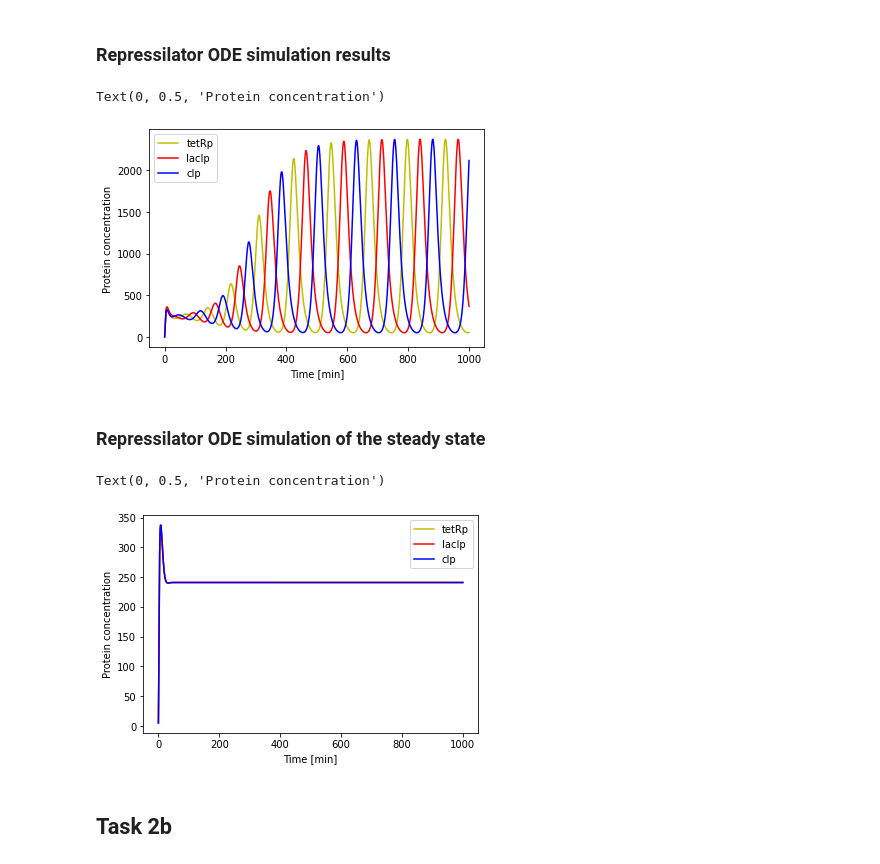
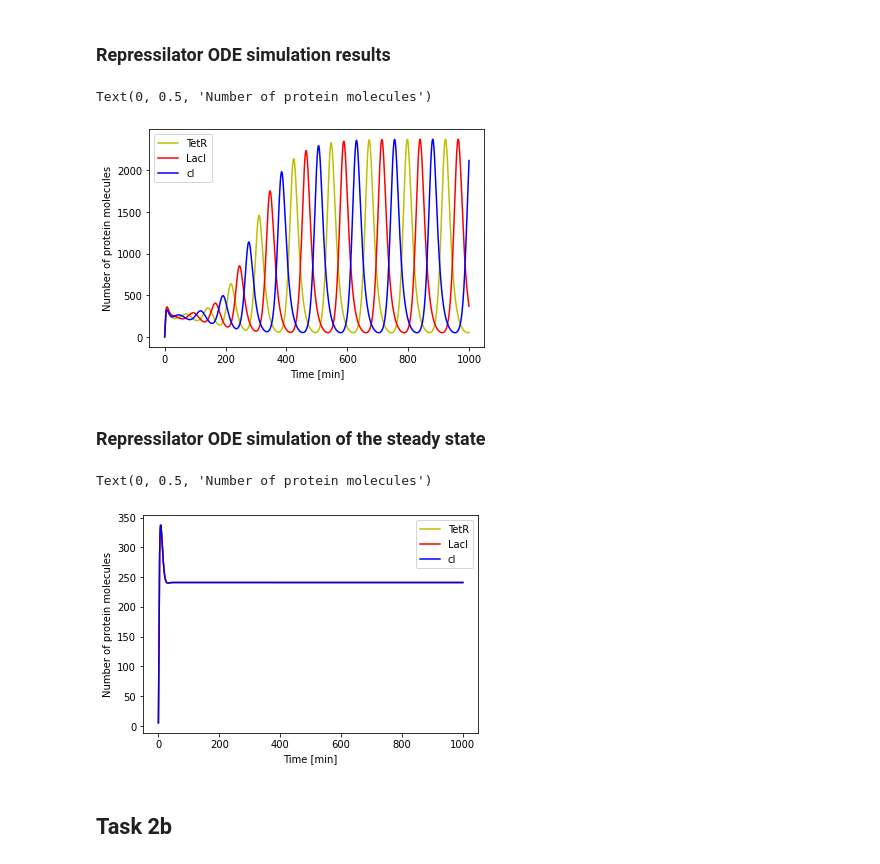
Before and after one commit to Blazmen/CELL0014-Report-2, a Jupyter notebook: suplementary_information_and_code/CELL0014 Report 2 Task 2.ipynb, the cells around one changed output. Cells and saved outputs as stored; diff of their text form; code cells hidden in the pictures.

```diff
--- a/suplementary_information_and_code/CELL0014 Report 2 Task 2.ipynb
+++ b/suplementary_information_and_code/CELL0014 Report 2 Task 2.ipynb
@@ -84,17 +84,17 @@ p_cI_obs1 =   s_obs1[:,5]
 %matplotlib inline
 fig, ax = plt.subplots(1,1)
 
-ax.plot(t_obs, p_tetR_obs1, "y-", label="tetRp")
-ax.plot(t_obs, p_lacI_obs1, "r-", label="lacIp")
-ax.plot(t_obs, p_cI_obs1, "b-", label="cIp")
+ax.plot(t_obs, p_tetR_obs1, "y-", label="TetR")
+ax.plot(t_obs, p_lacI_obs1, "r-", label="LacI")
+ax.plot(t_obs, p_cI_obs1, "b-", label="cI")
 ax.legend()
 ax.set_xlabel("Time [min]")
-ax.set_ylabel("Protein concentration")
+ax.set_ylabel("Number of protein molecules")
 
 # plt.savefig("Task2_figure1.png")
 # %% [output]
-Text(0, 0.5, 'Protein concentration')
+Text(0, 0.5, 'Number of protein molecules')
-[figure, old version]
+[figure, new version]
 # %%
 #intitial condtions for steady state
 m_tetR0 = 0
@@ -122,17 +122,17 @@ p_cI_obs2 =   s_obs2[:,5]
 # %%
 fig, ax = plt.subplots(1,1)
 
-ax.plot(t_obs, p_tetR_obs2, "y-", label="tetRp")
-ax.plot(t_obs, p_lacI_obs2, "r-", label="lacIp")
-ax.plot(t_obs, p_cI_obs2, "b-", label="cIp")
+ax.plot(t_obs, p_tetR_obs2, "y-", label="TetR")
+ax.plot(t_obs, p_lacI_obs2, "r-", label="LacI")
+ax.plot(t_obs, p_cI_obs2, "b-", label="cI")
 ax.legend()
 ax.set_xlabel("Time [min]")
-ax.set_ylabel("Protein concentration")
+ax.set_ylabel("Number of protein molecules")
 
 # plt.savefig("Task2_figure2.png")
 # %% [output]
-Text(0, 0.5, 'Protein concentration')
+Text(0, 0.5, 'Number of protein molecules')
-[figure, old version]
+[figure, new version]
 # %% [markdown]
 ## Task 2b
 # %%
```
Also changed, not shown: parts of 2 cells of this notebook, 9 other files.
